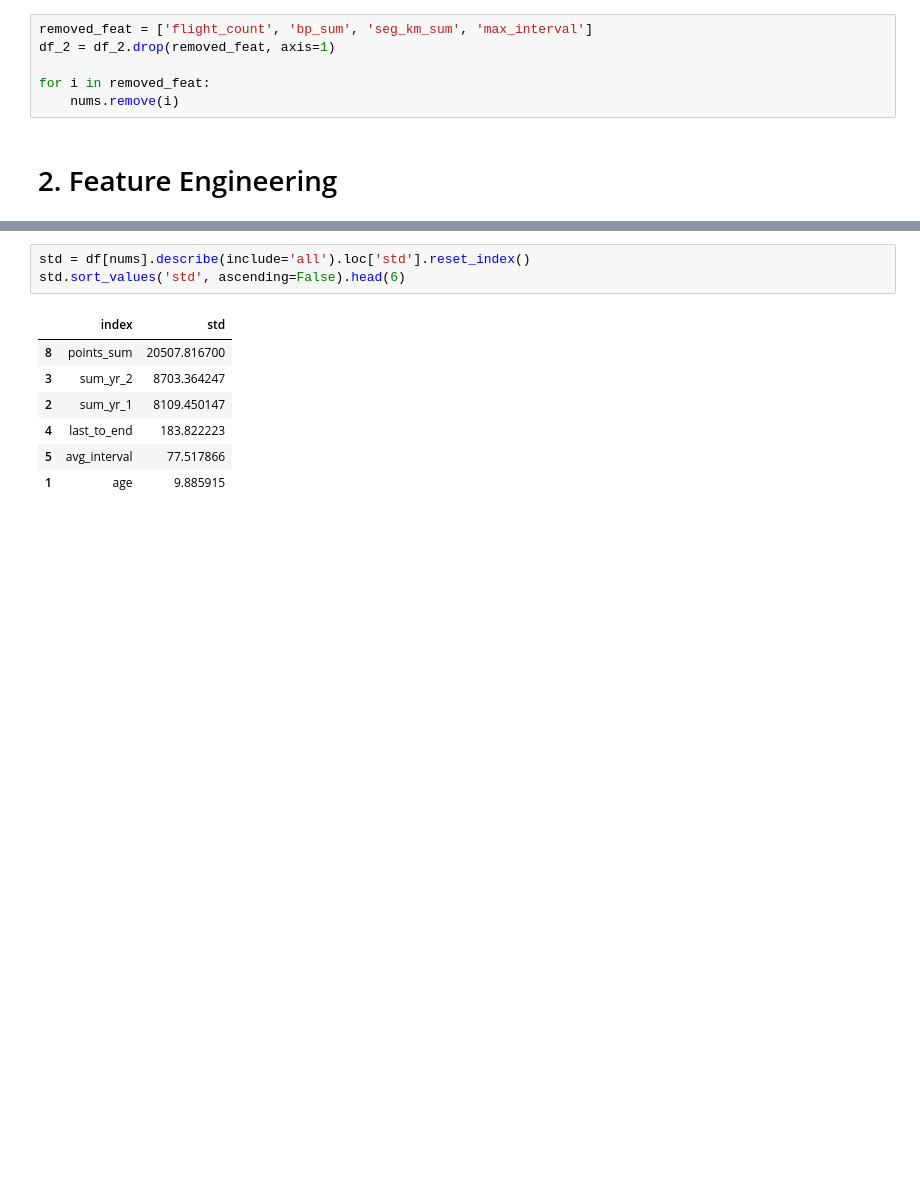
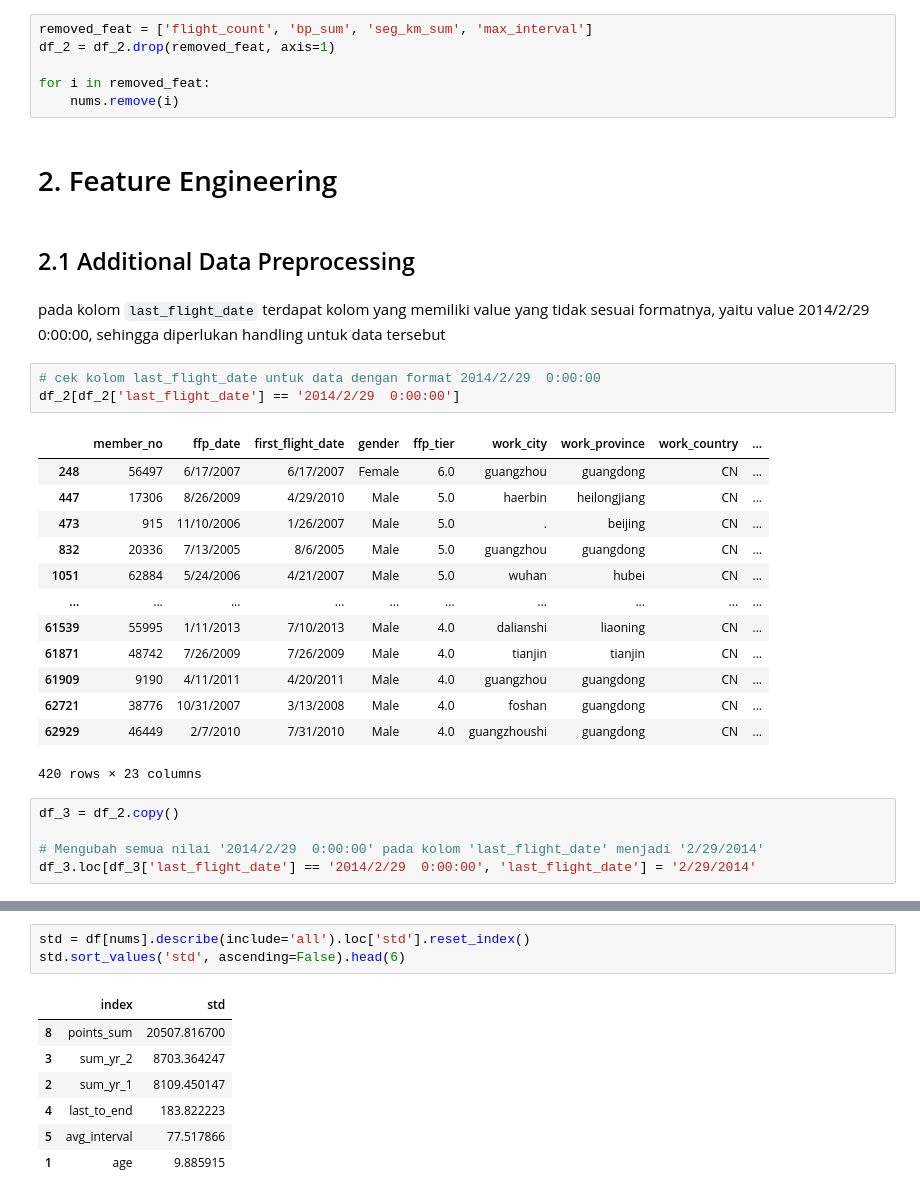
Before and after one commit to sulthonamar/UnsupervisedLearning, a Jupyter notebook: Homework - Unsupervised Learning.ipynb, the cells around one changed output, grey strips where cells are left out. Cells and saved outputs as stored; diff of their text form; blank space fills up the shorter version.

```diff
--- a/Homework - Unsupervised Learning.ipynb
+++ b/Homework - Unsupervised Learning.ipynb
@@ -350,3 +350,29 @@ for i in removed_feat:
     nums.remove(i)
 # %% [markdown]
 # 2. Feature Engineering
+# %% [markdown]
+## 2.1 Additional Data Preprocessing
+# %% [markdown]
+pada kolom `last_flight_date` terdapat kolom yang memiliki value yang tidak sesuai formatnya, yaitu value 2014/2/29 0:00:00, sehingga diperlukan handling untuk data tersebut
+# %%
+# cek kolom last_flight_date untuk data dengan format 2014/2/29  0:00:00
+df_2[df_2['last_flight_date'] == '2014/2/29  0:00:00']
+# %% [output]
+|  | member_no | ffp_date | first_flight_date | gender | ffp_tier | work_city | work_province | work_country | ... |
+| 248 | 56497 | 6/17/2007 | 6/17/2007 | Female | 6.0 | guangzhou | guangdong | CN | ... |
+| 447 | 17306 | 8/26/2009 | 4/29/2010 | Male | 5.0 | haerbin | heilongjiang | CN | ... |
+| 473 | 915 | 11/10/2006 | 1/26/2007 | Male | 5.0 | . | beijing | CN | ... |
+| 832 | 20336 | 7/13/2005 | 8/6/2005 | Male | 5.0 | guangzhou | guangdong | CN | ... |
+| 1051 | 62884 | 5/24/2006 | 4/21/2007 | Male | 5.0 | wuhan | hubei | CN | ... |
+| ... | ... | ... | ... | ... | ... | ... | ... | ... | ... |
+| 61539 | 55995 | 1/11/2013 | 7/10/2013 | Male | 4.0 | dalianshi | liaoning | CN | ... |
+| 61871 | 48742 | 7/26/2009 | 7/26/2009 | Male | 4.0 | tianjin | tianjin | CN | ... |
+| 61909 | 9190 | 4/11/2011 | 4/20/2011 | Male | 4.0 | guangzhou | guangdong | CN | ... |
+| 62721 | 38776 | 10/31/2007 | 3/13/2008 | Male | 4.0 | foshan | guangdong | CN | ... |
+| 62929 | 46449 | 2/7/2010 | 7/31/2010 | Male | 4.0 | guangzhoushi | guangdong | CN | ... |
+420 rows × 23 columns
+# %%
+df_3 = df_2.copy()
+
+# Mengubah semua nilai '2014/2/29  0:00:00' pada kolom 'last_flight_date' menjadi '2/29/2014'
+df_3.loc[df_3['last_flight_date'] == '2014/2/29  0:00:00', 'last_flight_date'] = '2/29/2014'
```
Also changed, not shown: parts of 10 cells of this notebook.
